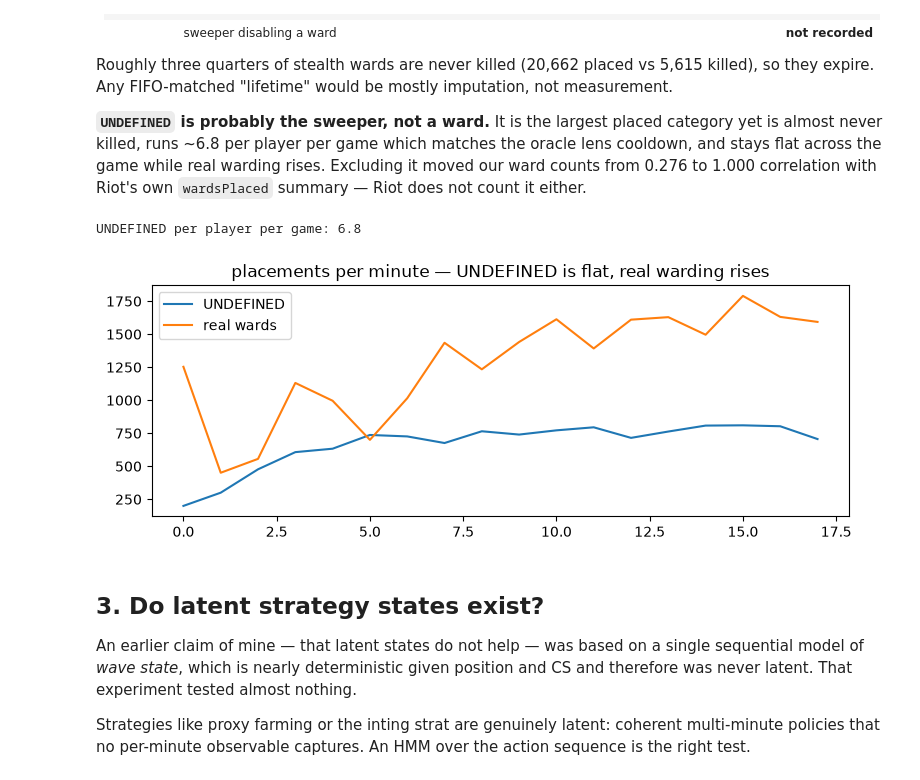
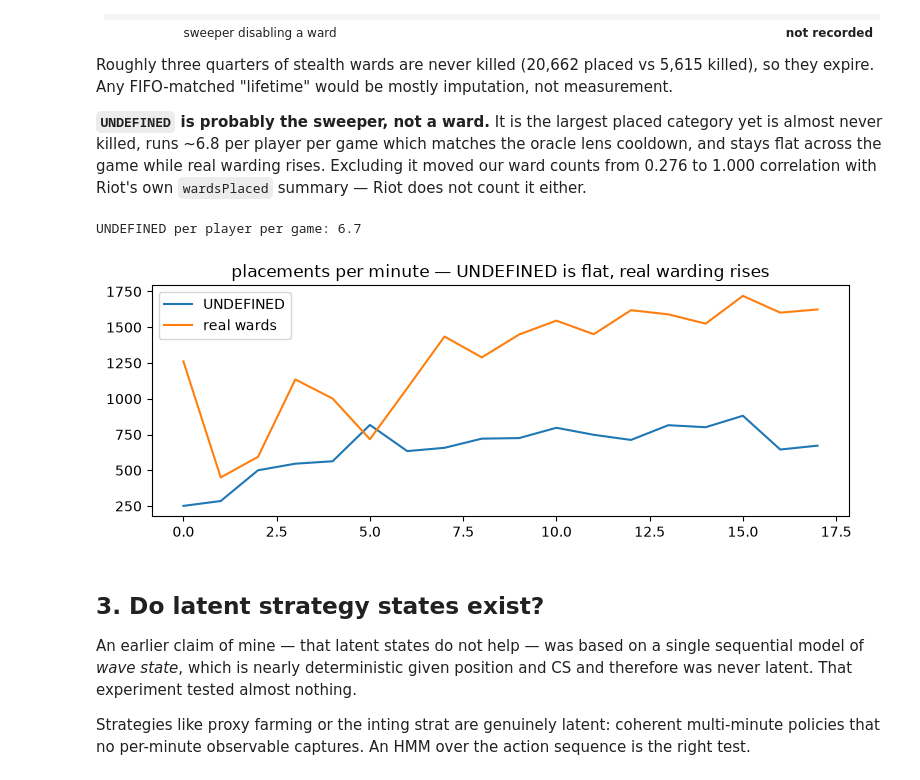
Before and after one commit to Voling/lolpredictor, a Jupyter notebook: notebooks/policy_and_vision.ipynb, the cells around one changed output. Cells and saved outputs as stored; diff of their text form; code cells hidden in the pictures.

```diff
--- a/notebooks/policy_and_vision.ipynb
+++ b/notebooks/policy_and_vision.ipynb
@@ -97,7 +97,7 @@ SIGHT=1350.0  MEMORY=2 minutes  GROUP_RANGE=2200.0
 Measured over 400 recent matches. This bounds every vision model we could build.
 # %%
 placed, killed, fields = {}, {}, {"WARD_PLACED": set(), "WARD_KILL": set()}
-for path in sorted(glob.glob("data/raw/timelines/*.json.gz"))[-400:]:
+for path in sorted(glob.glob(str(settings.data_dir / "raw" / "timelines" / "*.json.gz")))[-400:]:
     data = json.load(gzip.open(path))
     for frame in data["info"]["frames"]:
         for event in frame.get("events") or []:
@@ -140,21 +140,21 @@ across the game while real warding rises. Excluding it moved our ward counts fro
 correlation with Riot's own `wardsPlaced` summary — Riot does not count it either.
 # %%
 undefined_by_minute, real_by_minute, matches = {}, {}, 0
-for path in sorted(glob.glob("data/raw/timelines/*.json.gz"))[-300:]:
+for path in sorted(glob.glob(str(settings.data_dir / "raw" / "timelines" / "*.json.gz")))[-300:]:
     matches += 1
     for frame in json.load(gzip.open(path))["info"]["frames"]:
         for event in frame.get("events") or []:
             if event["type"] != "WARD_PLACED":
                 continue
             minute = int(float(event.get("timestamp", 0)) // 60000)
             target = undefined_by_minute if event.get("wardType") == "UNDEFINED" else real_by_minute
             target[minute] = target.get(minute, 0) + 1
 shape = pd.DataFrame({"UNDEFINED": undefined_by_minute, "real wards": real_by_minute}).fillna(0).head(18)
 shape.plot(title="placements per minute — UNDEFINED is flat, real warding rises", figsize=(9, 3))
 print(f"UNDEFINED per player per game: {sum(undefined_by_minute.values())/matches/10:.1f}")
 # %% [output]
-UNDEFINED per player per game: 6.8
+UNDEFINED per player per game: 6.7
-[figure, old version]
+[figure, new version]
 # %% [markdown]
 ## 3. Do latent strategy states exist?
 
```
Also changed, not shown: parts of 6 cells of this notebook, 49 other files.
